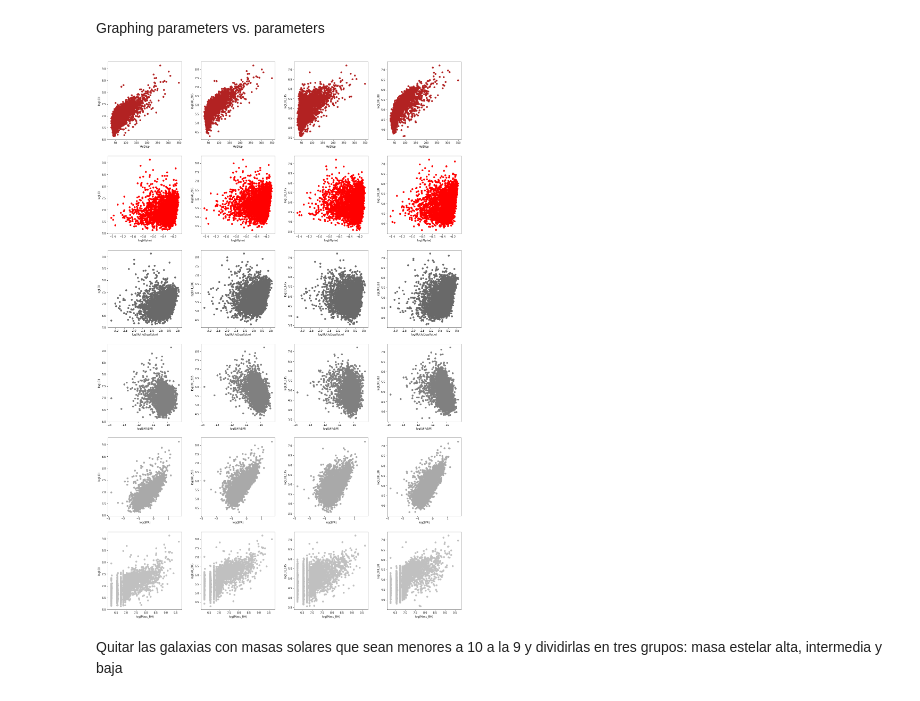
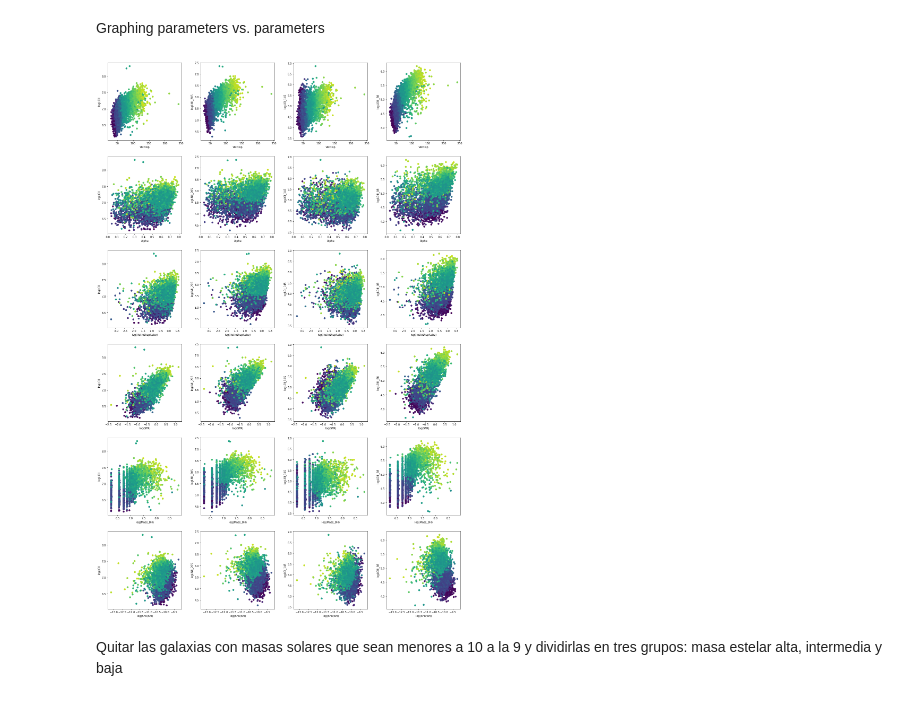
Before and after one commit to MariaPaulaRojas/RECA-internship, a Jupyter notebook: Analysis/FirstLuminosities-Copy1.ipynb, the cells around one changed output. Saved outputs shown, nothing was run; the diff lists cells and outputs as text; code cells hidden in the pictures.

```diff
--- a/Analysis/FirstLuminosities-Copy1.ipynb
+++ b/Analysis/FirstLuminosities-Copy1.ipynb
@@ -126,9 +131,9 @@ mk_lu['Alpha']=alpha(mk_lu['Ellipticity'], mk_lu['Triaxiality'])
 mk_lu['SFR/SM']=masa(mk_lu['SFR'], mk_lu['Mass_Star'])
 mk_lu
 mk_lu['logMStar']=np.log10(mk_lu['Mass_Star'])
-grupo1=np.logical_and(mk_lu['logMStar']>9, mk_lu['logMStar']<9.884)
-grupo2=np.logical_and(mk_lu['logMStar']>9.884, mk_lu['logMStar']<10.768)
-grupo3=np.logical_and(mk_lu['logMStar']>10.768, mk_lu['logMStar']<11.652)
+grupo1=np.logical_and(mk_lu['logMStar']>9, mk_lu['logMStar']<9.36453186705459)
+grupo2=np.logical_and(mk_lu['logMStar']>9.36453186705459, mk_lu['logMStar']<10.01875327552434)
+grupo3=np.logical_and(mk_lu['logMStar']>10.01875327552434, mk_lu['logMStar']<10.85251655334973)
 # %% [markdown]
 Cheking columns of the table
 # %%
@@ -139,42 +144,48 @@ mk_lu.columns
 Setting the parameters to be plotted
 # %%
 mkparam0=['VelDisp', 'Alpha']
-mkparam=['RotToDispRatio', 'SFR', 'Mass_BH']
+mkparam=['RotToDispRatio', 'SFR', 'Mass_BH', 'SFR/SM']
 luparam=['logLCII','logLNII_205','logLOI_145','logLOIII_88']
 colors = ['firebrick', 'red', 'dimgrey', 'gray', 'darkgray', 'silver']
+markers = ['^','o','s']
 # %% [markdown]
 Graphing parameters vs. parameters
 # %%
 fig, ax = plt.subplots(6,4,figsize=(20,30), facecolor= 'white')
 fig.tight_layout(pad=4)
 
-for i_m,mparam in enumerate(mkparam0):
-    for i,cparam in enumerate(colors):
-        if i==i_m:
-            for i_lp, lparam in enumerate(luparam):
-                ax[i_m,i_lp].scatter(mk_lu[mparam],mk_lu[lparam],color=cparam)
-                ax[i_m,i_lp].set_xlabel(mparam)
-                ax[i_m,i_lp].set_ylabel(lparam)
+for i_grp, grp in enumerate([grupo1, grupo2, grupo3]):
+    for i_m,mparam in enumerate(mkparam0):
+        for i,cparam in enumerate(colors):
+            if i==i_m:
+                for i_lp, lparam in enumerate(luparam):
+#                     ax[i_m,i_lp].scatter(mk_lu[mparam][grp],mk_lu[lparam][grp],color=cparam, marker=markers[i_grp])
+                    ax[i_m,i_lp].scatter(mk_lu[mparam][grp],mk_lu[lparam][grp],
+                                         c=mk_lu['logMStar'][grp], vmin=9, vmax=11, cmap='viridis')
+                    ax[i_m,i_lp].set_xlabel(mparam)
+                    ax[i_m,i_lp].set_ylabel(lparam)
 
 
 
-for i_m, mparam in enumerate(mkparam, start=2):
-    for i,cparam in enumerate(colors):
-        if i==i_m:
-            for i_lp, lparam in enumerate(luparam):
-                ax[i_m,i_lp].scatter(np.log10(mk_lu[mparam]),mk_lu[lparam],color=cparam)
-                ax[i_m,i_lp].set_xlabel("log("+mparam+")")
-                ax[i_m,i_lp].set_ylabel(lparam)
+    for i_m, mparam in enumerate(mkparam, start=2):
+        for i,cparam in enumerate(colors):
+            if i==i_m:
+                for i_lp, lparam in enumerate(luparam):
+#                     ax[i_m,i_lp].scatter(np.log10(mk_lu[mparam][grp]),mk_lu[lparam][grp],color=cparam, marker=markers[i_grp])
+                    ax[i_m,i_lp].scatter(np.log10(mk_lu[mparam][grp]),mk_lu[lparam][grp],
+                                         c=mk_lu['logMStar'][grp], vmin=9, vmax=11, cmap='viridis')
+                    ax[i_m,i_lp].set_xlabel("log("+mparam+")")
+                    ax[i_m,i_lp].set_ylabel(lparam)
 
 
-    for i,cparam in enumerate(colors):
-        if i==i_m:
-            for i_lp, lparam in enumerate(luparam):
-                ax[i_m,i_lp].scatter(np.log10(mk_lu['SFR']),mk_lu[lparam],color=cparam)
-                ax[i_m,i_lp].set_xlabel("log(SFR)")
-                ax[i_m,i_lp].set_ylabel(lparam
+#         for i,cparam in enumerate(colors):
+#             if i==i_m:
+#                 for i_lp, lparam in enumerate(luparam):
+#                     ax[i_m,i_lp].scatter(np.log10(mk_lu['SFR'][grp]),mk_lu[lparam][grp],color=cparam,alpha=0.2*i_grp)
+#                     ax[i_m,i_lp].set_xlabel("log(SFR)")
+#                     ax[i_m,i_lp].set_ylabel(lparam
 # %% [output]
-[figure, old version]
+[figure, new version]
 # %% [markdown]
 Quitar las galaxias con masas solares que sean menores a 10 a la 9 y dividirlas en tres grupos: masa estelar alta, intermedia y baja
 # %%
```
Also changed, not shown: parts of 10 cells of this notebook.
